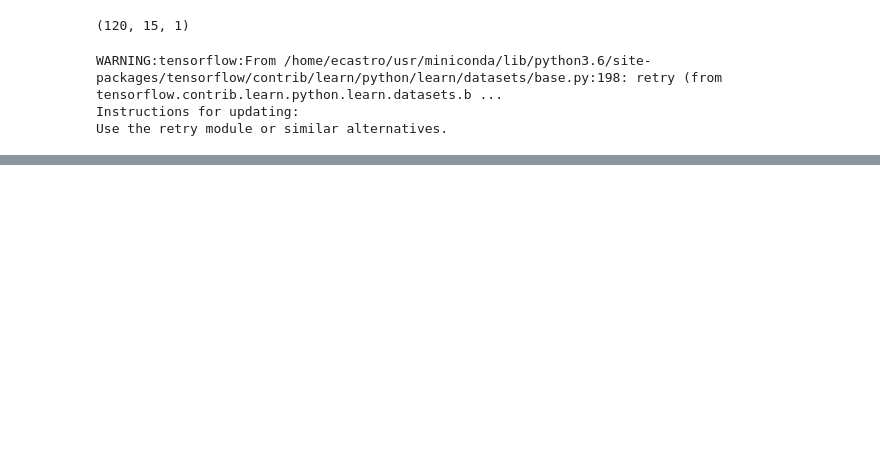
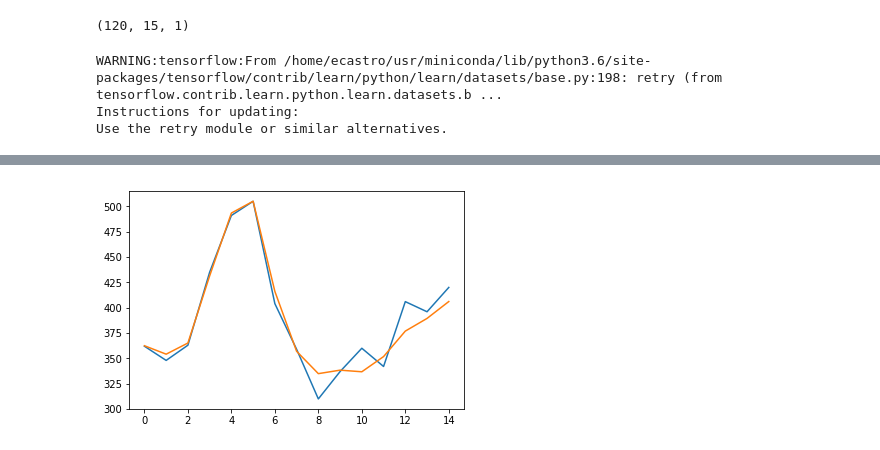
Before and after one commit to emcastro/NN-Jupyter, a Jupyter notebook: TF-LSTM-Autoencoder-1.ipynb, the cells around one changed output, grey strips where cells are left out. Cells and saved outputs as stored; diff of their text form; code cells hidden in the pictures; blank space fills up the shorter version.

```diff
--- a/TF-LSTM-Autoencoder-1.ipynb
+++ b/TF-LSTM-Autoencoder-1.ipynb
@@ -81,0 +91,8 @@ output : [0.0137329  0.01590722 0.02815244 0.04423974 0.05882653 0.06836172
+# %%
+z=-10
+import matplotlib.pyplot as plt
+plt.plot(input_[z, :, 0])
+plt.plot(output_[z, :, 0])
+plt.show()
+# %% [output]
+[figure, added]
```
Also changed, not shown: parts of 4 cells of this notebook.
